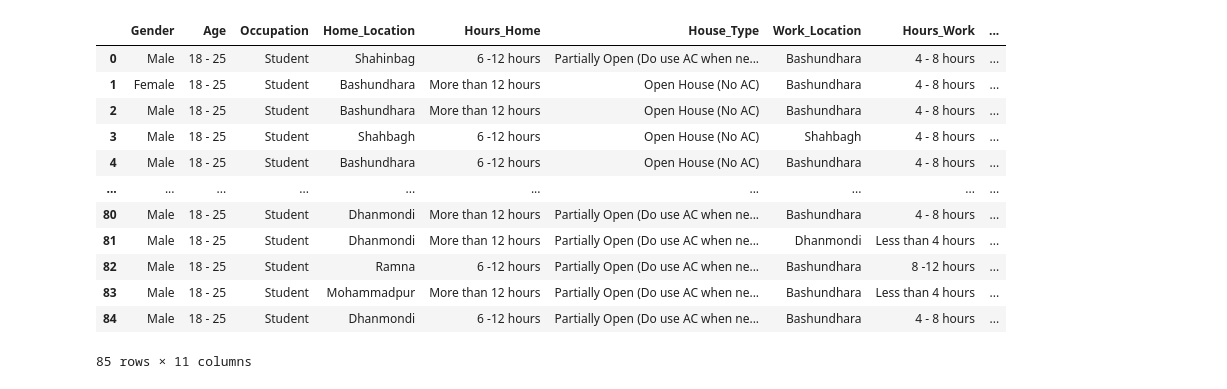
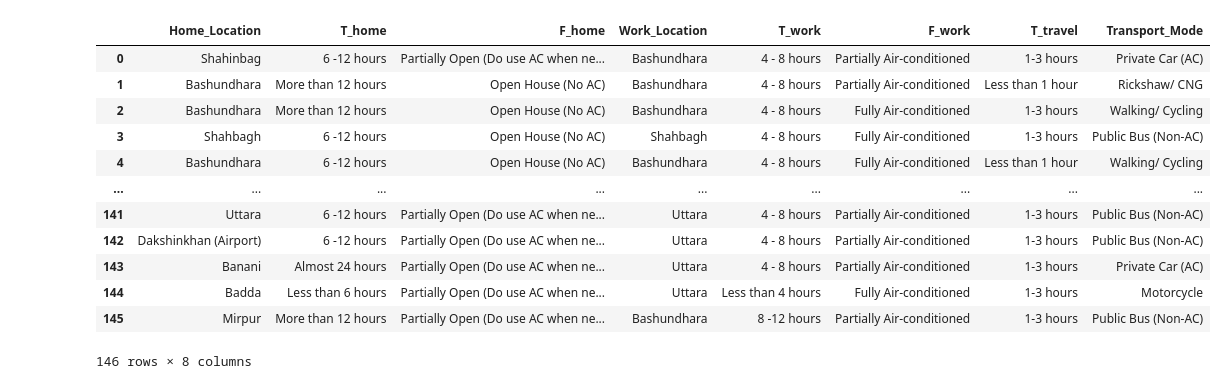
Before and after one commit to Wrudra/AirAwareDhaka, a Jupyter notebook: airawaredhaka.ipynb, the cells around one changed output. Saved outputs shown, nothing was run; the diff lists cells and outputs as text; code cells hidden in the pictures.

Commit message:
Kaggle Notebook | AirAwareDhaka | Version 2

```diff
--- a/airawaredhaka.ipynb
+++ b/airawaredhaka.ipynb
@@ -4,8 +4,8 @@ import numpy as np
 # %%
 # Load the dataset
 # Assuming the dataset is uploaded to Kaggle or available locally
-df = pd.read_excel('/kaggle/input/air-exposure-dataset/Air Exposure (Individual Response).xlsx')
-df
+df = pd.read_excel('/kaggle/input/air-exposure-individual-response/Air Exposure (Individual Response).xlsx')
+df.head()
 # %% [output]
 |  | Timestamp | Score | 1. Gender: | 2. Age: | 3. Occupation: | 4. Do you smoke? | 5. Do you have any lung diseases?... | ... |
 | 0 | 2025-02-28 15:56:59.729 | 0 | Male | 18 - 25 | Student | No | No | ... |
@@ -46,39 +40,36 @@ Index(['Timestamp', 'Score', '1. Gender:  ', '2. Age:  ', '3. Occupation: ',
 # %%
 # Important columns for AQI calculation
 columns_needed = [
-    '1. Gender:  ', '2. Age:  ', '3. Occupation: ',
     '6. Which area do you live in inside Dhaka City?:',
     '7. How many hours do you stay at home per day?  ',
     '8. What type of house do you live in?  ',
     '9. Specify the location or address you spend most time at- NOT your home (e.g. Workplace location, University name, Restaurant/Park locations, Outing places etc)',
     '10. How many hours do you spend there per day?',
     '11. Does that place have air conditioning?  ',
     '12. How many hours do you travel per day? ',
     '14. What is your primary mode of transport?  '
 ]
 df = df[columns_needed]
 
 # Simplifying the column names
 df.columns = [
-    'Gender', 'Age', 'Occupation',
-    'Home_Location', 'Hours_Home', 'House_Type',
-    'Work_Location', 'Hours_Work', 'Work_AC',
-    'Hours_Travel', 'Transport_Mode'
+    'Home_Location', 'T_home', 'F_home',
+    'Work_Location', 'T_work', 'F_work',
+    'T_travel', 'Transport_Mode'
 ]
 
-# Display the first few rows to verify
 df
 # %% [output]
-|  | Gender | Age | Occupation | Home_Location | Hours_Home | House_Type | Work_Location | Hours_Work | ... |
-| 0 | Male | 18 - 25 | Student | Shahinbag | 6 -12 hours | Partially Open (Do use AC when ne... | Bashundhara | 4 - 8 hours | ... |
-| 1 | Female | 18 - 25 | Student | Bashundhara | More than 12 hours | Open House (No AC) | Bashundhara | 4 - 8 hours | ... |
-| 2 | Male | 18 - 25 | Student | Bashundhara | More than 12 hours | Open House (No AC) | Bashundhara | 4 - 8 hours | ... |
-| 3 | Male | 18 - 25 | Student | Shahbagh | 6 -12 hours | Open House (No AC) | Shahbagh | 4 - 8 hours | ... |
-| 4 | Male | 18 - 25 | Student | Bashundhara | 6 -12 hours | Open House (No AC) | Bashundhara | 4 - 8 hours | ... |
-| ... | ... | ... | ... | ... | ... | ... | ... | ... | ... |
-| 80 | Male | 18 - 25 | Student | Dhanmondi | More than 12 hours | Partially Open (Do use AC when ne... | Bashundhara | 4 - 8 hours | ... |
-| 81 | Male | 18 - 25 | Student | Dhanmondi | More than 12 hours | Partially Open (Do use AC when ne... | Dhanmondi | Less than 4 hours | ... |
-| 82 | Male | 18 - 25 | Student | Ramna | 6 -12 hours | Partially Open (Do use AC when ne... | Bashundhara | 8 -12 hours | ... |
-| 83 | Male | 18 - 25 | Student | Mohammadpur | More than 12 hours | Partially Open (Do use AC when ne... | Bashundhara | Less than 4 hours | ... |
-| 84 | Male | 18 - 25 | Student | Dhanmondi | 6 -12 hours | Partially Open (Do use AC when ne... | Bashundhara | 4 - 8 hours | ... |
+|  | Home_Location | T_home | F_home | Work_Location | T_work | F_work | T_travel | Transport_Mode |
+| 0 | Shahinbag | 6 -12 hours | Partially Open (Do use AC when ne... | Bashundhara | 4 - 8 hours | Partially Air-conditioned | 1-3 hours | Private Car (AC) |
+| 1 | Bashundhara | More than 12 hours | Open House (No AC) | Bashundhara | 4 - 8 hours | Partially Air-conditioned | Less than 1 hour | Rickshaw/ CNG |
+| 2 | Bashundhara | More than 12 hours | Open House (No AC) | Bashundhara | 4 - 8 hours | Fully Air-conditioned | 1-3 hours | Walking/ Cycling |
+| 3 | Shahbagh | 6 -12 hours | Open House (No AC) | Shahbagh | 4 - 8 hours | Fully Air-conditioned | 1-3 hours | Public Bus (Non-AC) |
+| 4 | Bashundhara | 6 -12 hours | Open House (No AC) | Bashundhara | 4 - 8 hours | Fully Air-conditioned | Less than 1 hour | Walking/ Cycling |
+| ... | ... | ... | ... | ... | ... | ... | ... | ... |
+| 141 | Uttara | 6 -12 hours | Partially Open (Do use AC when ne... | Uttara | 4 - 8 hours | Partially Air-conditioned | 1-3 hours | Public Bus (Non-AC) |
+| 142 | Dakshinkhan (Airport) | 6 -12 hours | Partially Open (Do use AC when ne... | Uttara | 4 - 8 hours | Partially Air-conditioned | 1-3 hours | Public Bus (Non-AC) |
+| 143 | Banani | Almost 24 hours | Partially Open (Do use AC when ne... | Uttara | 4 - 8 hours | Partially Air-conditioned | 1-3 hours | Private Car (AC) |
+| 144 | Badda | Less than 6 hours | Partially Open (Do use AC when ne... | Uttara | Less than 4 hours | Fully Air-conditioned | 1-3 hours | Motorcycle |
+| 145 | Mirpur | More than 12 hours | Partially Open (Do use AC when ne... | Bashundhara | 8 -12 hours | Partially Air-conditioned | 1-3 hours | Public Bus (Non-AC) |
-85 rows × 11 columns
+146 rows × 8 columns
```
Also changed, not shown: parts of 9 cells of this notebook.
